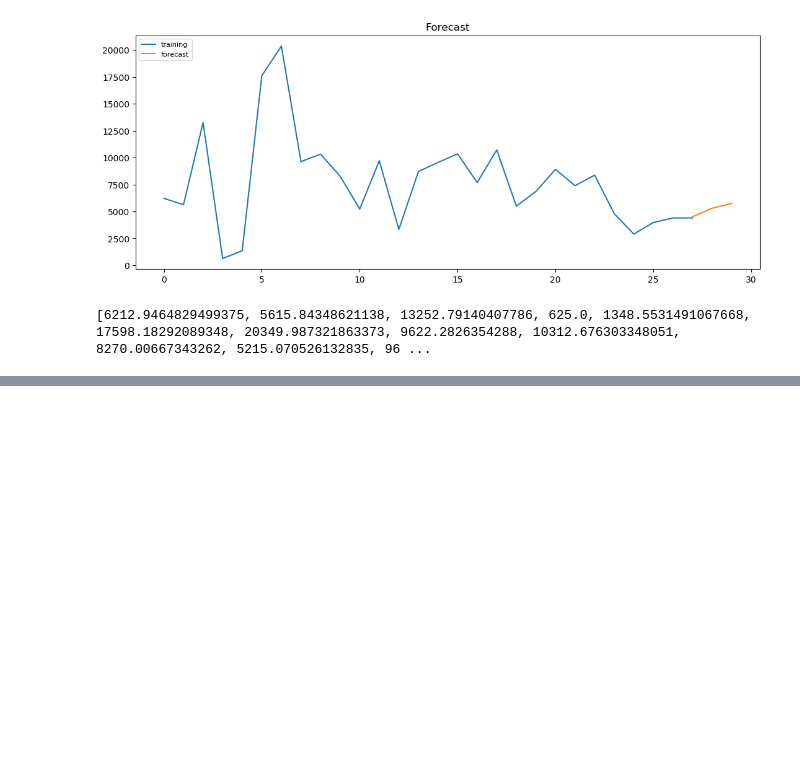
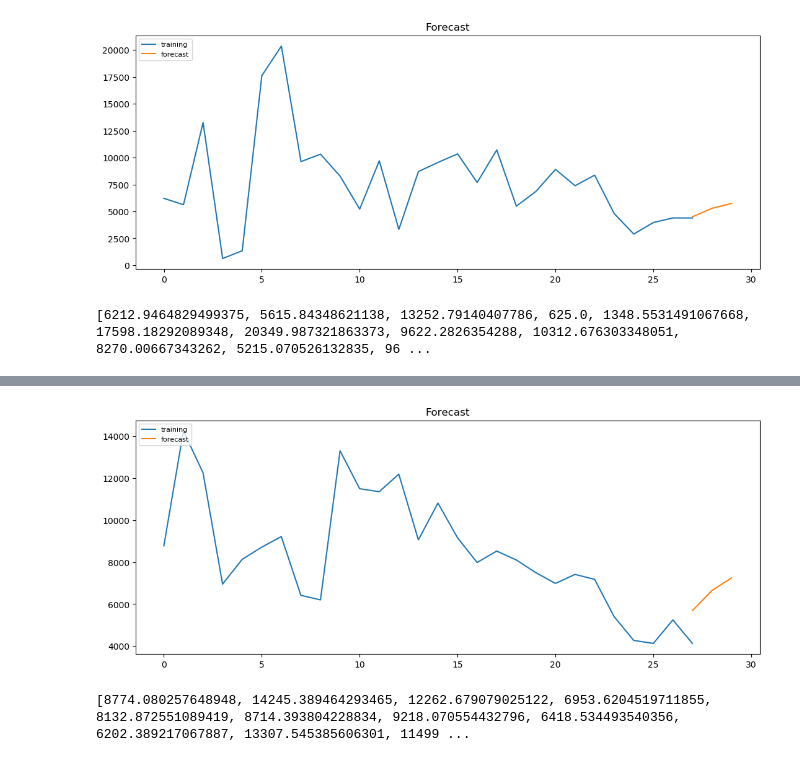
Before and after one commit to ritwickraj78/Fashion-AI, a Jupyter notebook: Notebooks/FashionForecastStyle.ipynb, the cells around one changed output, grey strips where cells are left out. Cells and saved outputs as stored; diff of their text form; code cells hidden in the pictures; blank space fills up the shorter version.

```diff
--- a/Notebooks/FashionForecastStyle.ipynb
+++ b/Notebooks/FashionForecastStyle.ipynb
@@ -349,3 +349,7 @@ plt.show()
 print(list(train), list(fc_series))
 # %% [output]
 [6212.9464829499375, 5615.84348621138, 13252.79140407786, 625.0, 1348.5531491067668, 17598.18292089348, 20349.987321863373, 9622.2826354288, 10312.676303348051, 8270.00667343262, 5215.070526132835, 96 ...
+# %%
+rneck_df = df[df['neckline']=='Round Neck']
+rneck_df = rneck_df[['neckline', 'avg_rating', 'no_of_reviews', 'Date']]
+rneck_df.head()
@@ -351,0 +414,27 @@ print(list(train), list(fc_series))
+# %%
+train = rneck_df.Trend
+
+# Build Model
+# model = ARIMA(train, order=(3,2,1))
+model = ARIMA(train, order=(1, 0, 0))
+fitted = model.fit(disp=-1)
+
+# Forecast
+fc, se, conf = fitted.forecast(3, alpha=0.05)  # 95% conf
+
+# Make as pandas series
+fc_series = pd.Series(fc, [27,28,29])
+
+# Plot
+plt.figure(figsize=(13,5), dpi=100)
+plt.plot(train, label='training')
+plt.plot(fc_series, label='forecast')
+plt.title('Forecast')
+plt.legend(loc='upper left', fontsize=8)
+plt.show()
+# %% [output]
+[figure, added]
+# %%
+print(list(train), list(fc_series))
+# %% [output]
+[8774.080257648948, 14245.389464293465, 12262.679079025122, 6953.6204519711855, 8132.872551089419, 8714.393804228834, 9218.070554432796, 6418.534493540356, 6202.389217067887, 13307.545385606301, 11499 ...
```
Also changed, not shown: parts of 17 cells of this notebook, 3 other files.
